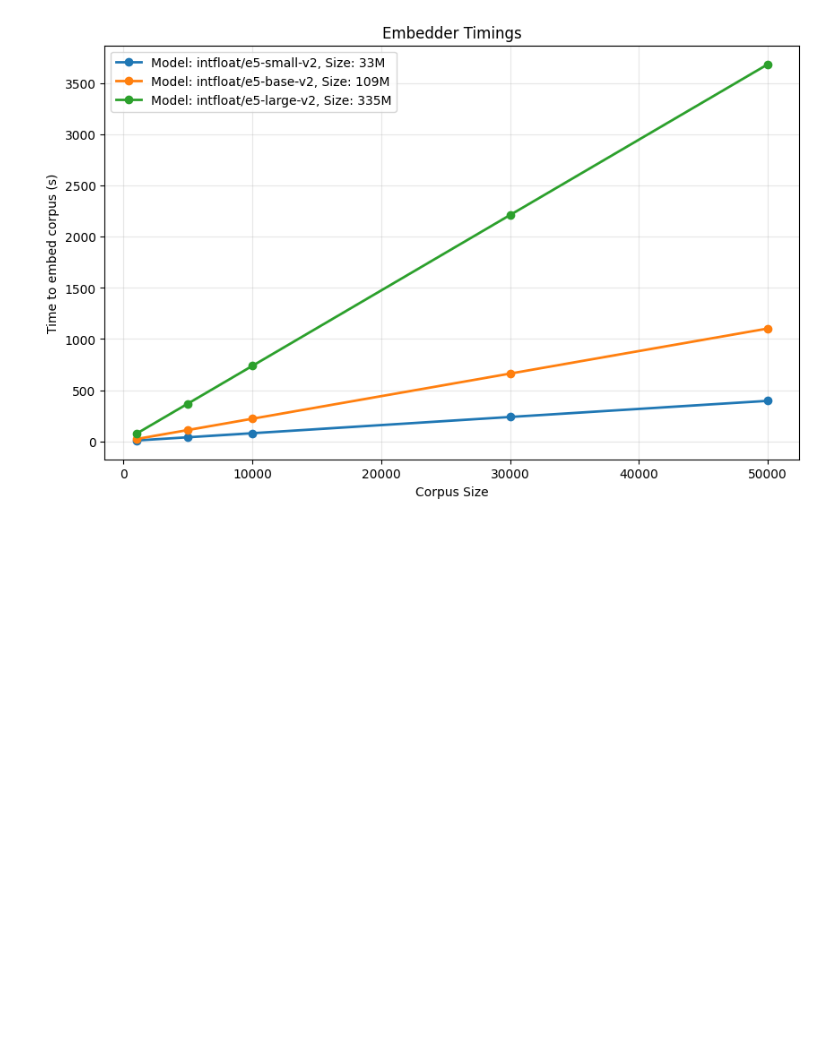
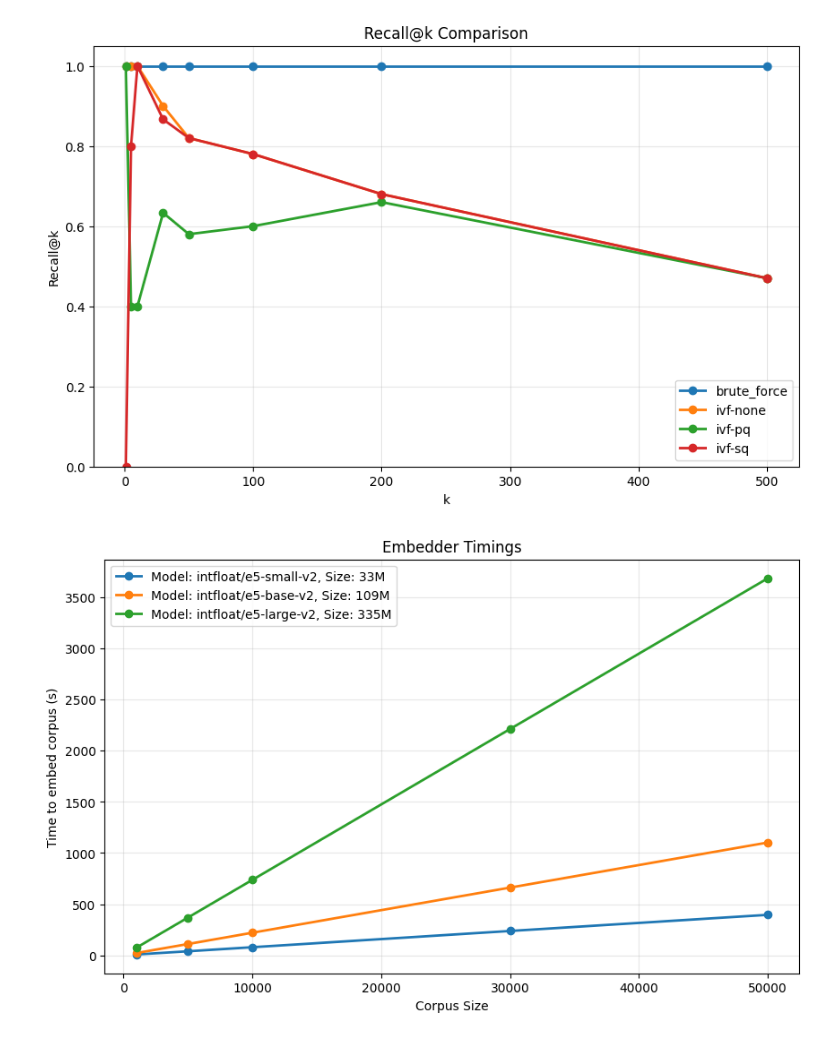
Before and after one commit to lolyhop/ml-email-search, a Jupyter notebook: src/pipeline/utils.ipynb, the cells around one changed output. Drawn from its saved outputs; the diff is of its cells as text; code cells hidden in the pictures; blank space fills up the shorter version.

```diff
--- a/src/pipeline/utils.ipynb
+++ b/src/pipeline/utils.ipynb
@@ -1,8 +1,12 @@
 # %%
 import json
-from utils import plot_embedder_timings
-with open("/Users/egor/Documents/code/ml-email-search/reports/embedder_timings.json", "r") as file:
+from utils import plot_recall_comparison
+with open("/Users/egor/Documents/code/ml-email-search/quality_results.json", "r") as file:
     timings = json.load(file)
+# %%
+plot_recall_comparison(timings)
+# %% [output]
+[figure, added]
 # %%
 plot_embedder_timings(timings)
 # %% [output]
```
Also changed, not shown: 9 other files.
